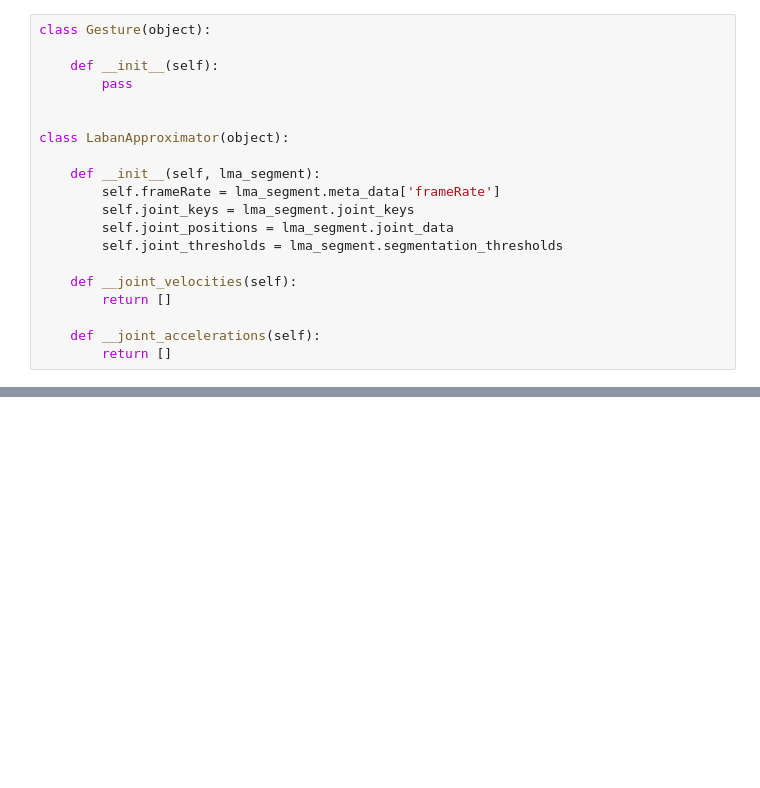
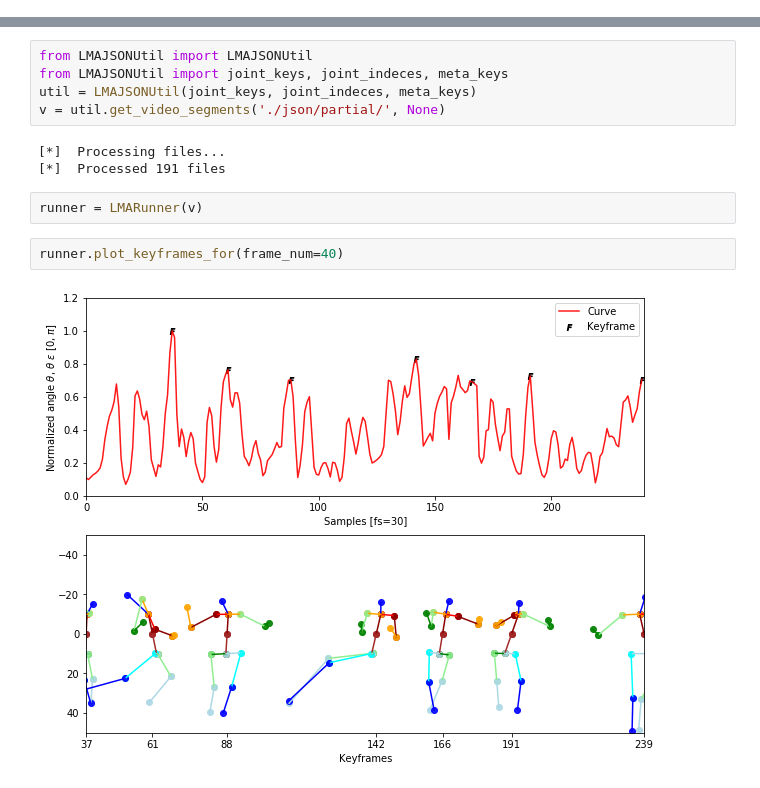
Before and after one commit to SMC7-2019/test, a Jupyter notebook: LMA Approximator.ipynb, the cells around one changed output, grey strips where cells are left out. Saved outputs shown, nothing was run; the diff lists cells and outputs as text; blank space fills up the shorter version.

```diff
--- a/LMA Approximator.ipynb
+++ b/LMA Approximator.ipynb
@@ -23,20 +0,0 @@ def avgfilter(signal, npoints):
-# %%
-class Gesture(object):
-
-    def __init__(self):
-        pass
-
-
-class LabanApproximator(object):
-
-    def __init__(self, lma_segment):
-        self.frameRate = lma_segment.meta_data['frameRate']
-        self.joint_keys = lma_segment.joint_keys
-        self.joint_positions = lma_segment.joint_data
-        self.joint_thresholds = lma_segment.segmentation_thresholds
-
-    def __joint_velocities(self):
-        return []
-
-    def __joint_accelerations(self):
-        return []
@@ -42,0 +374,14 @@ class LabanApproximator(object):
+# %%
+from LMAJSONUtil import LMAJSONUtil
+from LMAJSONUtil import joint_keys, joint_indeces, meta_keys
+util = LMAJSONUtil(joint_keys, joint_indeces, meta_keys)
+v = util.get_video_segments('./json/partial/', None)
+# %% [output]
+[*]  Processing files...
+[*]  Processed 191 files
+# %%
+runner = LMARunner(v)
+# %%
+runner.plot_keyframes_for(frame_num=40)
+# %% [output]
+[figure, added]
```
Also changed, not shown: parts of 9 cells of this notebook, 2 other files.
